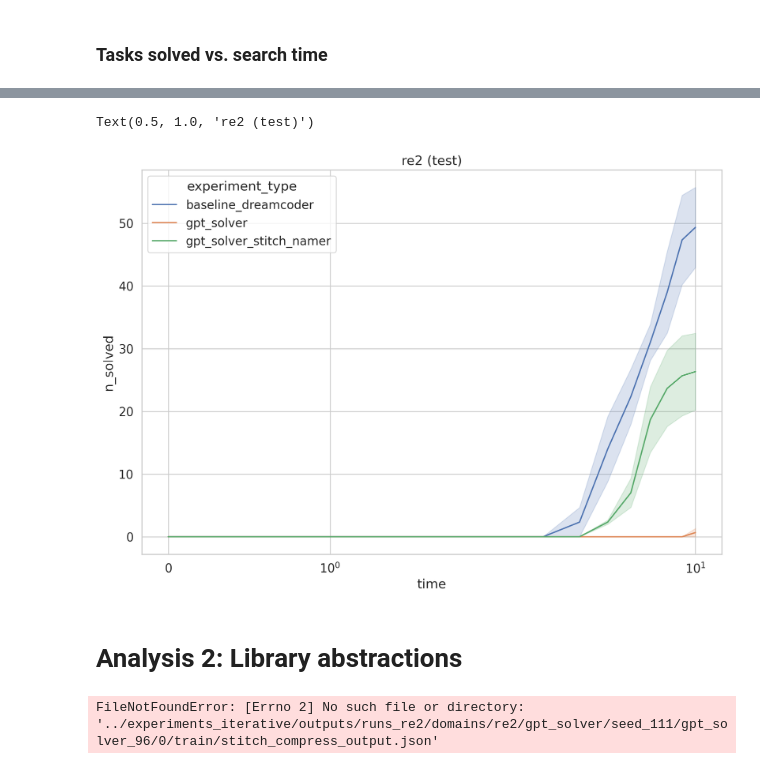
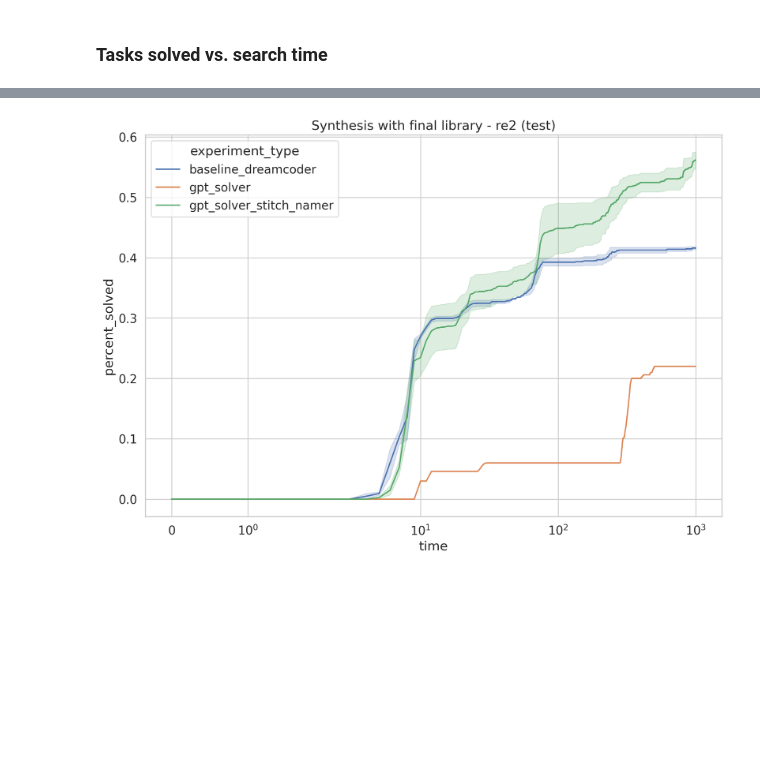
Before and after one commit to gabegrand/lilo, a Jupyter notebook: analysis/analyze_library_evaluation.ipynb, the cells around one changed output, grey strips where cells are left out. Cells and saved outputs as stored; diff of their text form; code cells hidden in the pictures; blank space fills up the shorter version.

Commit message:
update library evaluation notebook

```diff
--- a/analysis/analyze_library_evaluation.ipynb
+++ b/analysis/analyze_library_evaluation.ipynb
@@ -69,22 +72,13 @@ Using enumeration_timeout: 10
 # %%
 g = sns.lineplot(
     data=df_search_time[df_search_time.split == "test"],
     x="time",
-    y="n_solved",
+    y="percent_solved",
     hue="experiment_type",
     legend="full",
     errorbar="se",
 )
 g.set(xscale='symlog')
-plt.title(f"{DOMAIN} (test)")
+plt.title(f"Synthesis with final library - {DOMAIN} (test)");
 # %% [output]
-Text(0.5, 1.0, 're2 (test)')
-[figure, old version]
+[figure, new version]
-# %% [markdown]
-# Analysis 2: Library abstractions
-# %%
-df_abstractions = analyzer.get_abstractions_for_domain(DOMAIN)
-df_abstractions.to_csv(f"{DOMAIN}_abstractions.csv", index=False)
-df_abstractions
-# %% [output]
-FileNotFoundError: [Errno 2] No such file or directory: '../experiments_iterative/outputs/runs_re2/domains/re2/gpt_solver/seed_111/gpt_solver_96/0/train/stitch_compress_output.json'
```
Also changed, not shown: parts of 18 cells of this notebook, 2 other files.
